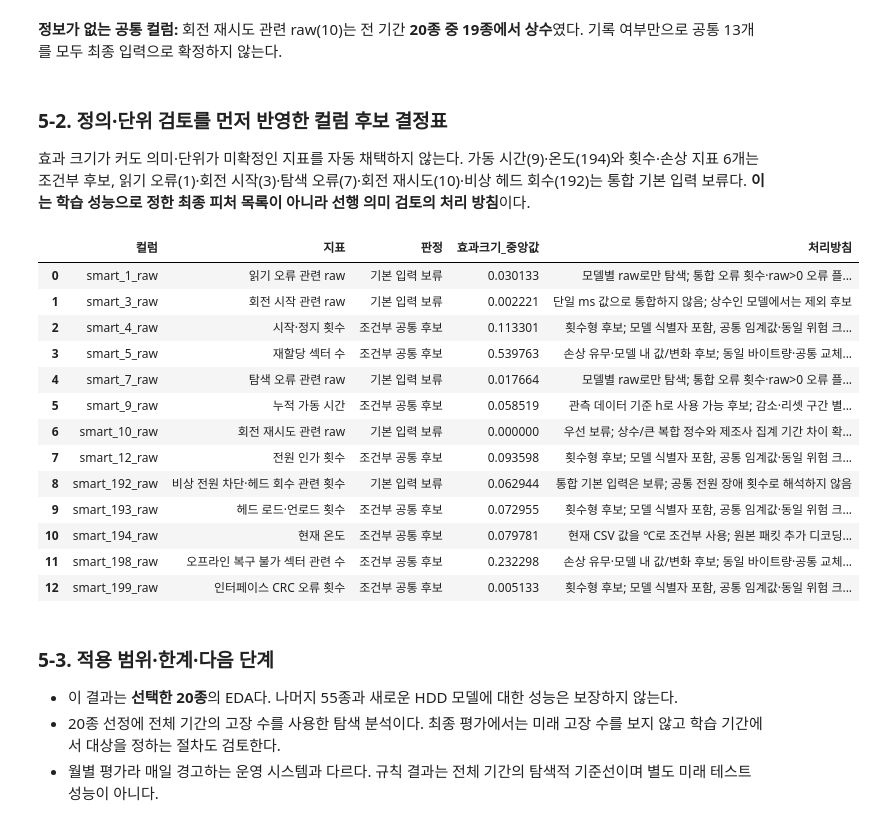
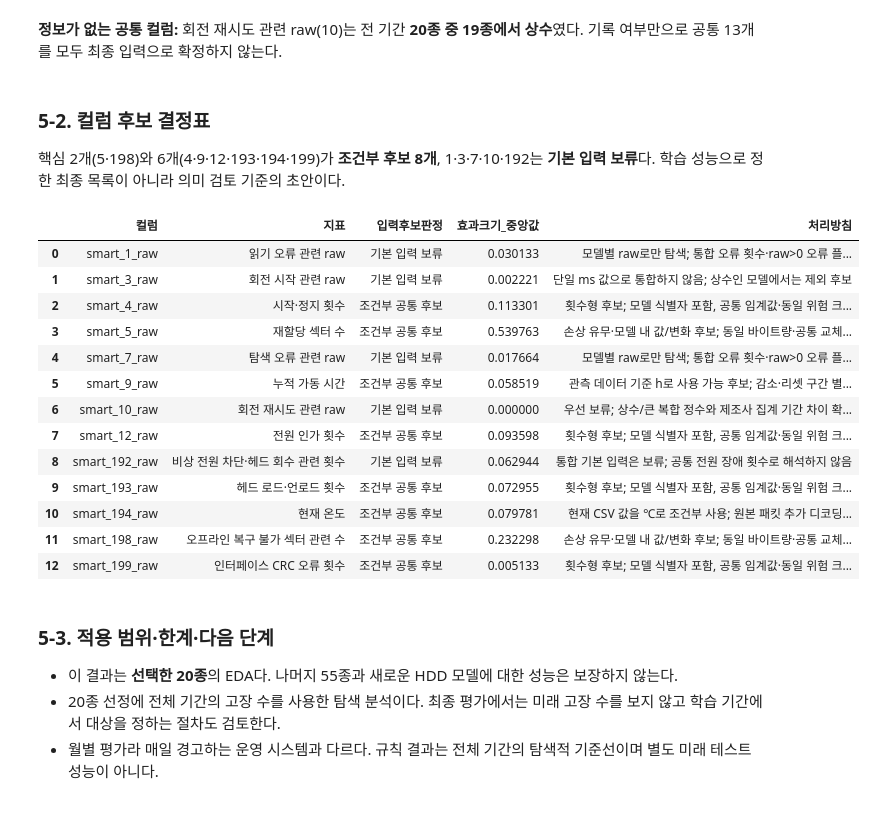
Before and after one commit to madcoww/hdd-failure-prediction, a Jupyter notebook: eda/eda_v3_87%.ipynb, the cells around one changed output. Cells and saved outputs as stored; diff of their text form; code cells hidden in the pictures.

```diff
--- a/eda/eda_v2_87%.ipynb
+++ b/eda/eda_v3_87%.ipynb
@@ -455,18 +464,18 @@ display(Markdown(f"**정보가 없는 공통 컬럼:** 회전 재시도 관련 r
 **현재 값과 변화량의 실제 비교:** 동일 비교 집단에서 재할당 섹터(5)의 모델별 효과 크기 절댓값 중앙값은 현재 값 **0.551**, 30일 변화 **0.395**, 90일 변화 **0.476**다. 이번 20종에서는 증가량이 현재 값보다 항상 더 잘 구분한다고 결론 내릴 수 없다. 둘을 함께 후보로 두고 검증한다.
 **정보가 없는 공통 컬럼:** 회전 재시도 관련 raw(10)는 전 기간 **20종 중 19종에서 상수**였다. 기록 여부만으로 공통 13개를 모두 최종 입력으로 확정하지 않는다.
 # %% [markdown]
-### 5-2. 정의·단위 검토를 먼저 반영한 컬럼 후보 결정표
+### 5-2. 컬럼 후보 결정표
 
-효과 크기가 커도 의미·단위가 미확정인 지표를 자동 채택하지 않는다. 가동 시간(9)·온도(194)와 횟수·손상 지표 6개는 조건부 후보, 읽기 오류(1)·회전 시작(3)·탐색 오류(7)·회전 재시도(10)·비상 헤드 회수(192)는 통합 기본 입력 보류다. **이는 학습 성능으로 정한 최종 피처 목록이 아니라 선행 의미 검토의 처리 방침**이다.
+핵심 2개(5·198)와 6개(4·9·12·193·194·199)가 **조건부 후보 8개**, 1·3·7·10·192는 **기본 입력 보류**다. 학습 성능으로 정한 최종 목록이 아니라 의미 검토 기준의 초안이다.
 # %%
 effect_data=read('effects_by_model')
 current_effects=effect_data[effect_data.feature.isin(cols)].copy()
 effect_summary=current_effects.assign(abs_r=current_effects.rank_biserial.abs()).groupby('feature').abs_r.median().rename('효과크기_중앙값').reset_index()
 decision=pd.read_csv(EDA/'analysis/column_definition_audit/column_policy_summary.csv')
 decision=decision.merge(effect_summary,left_on='컬럼',right_on='feature',how='left').drop(columns='feature')
-display(decision[['컬럼','지표','판정','효과크기_중앙값','처리방침']])
+display(decision[['컬럼','지표','입력후보판정','효과크기_중앙값','처리방침']])
 # %% [output]
-|  | 컬럼 | 지표 | 판정 | 효과크기_중앙값 | 처리방침 |
+|  | 컬럼 | 지표 | 입력후보판정 | 효과크기_중앙값 | 처리방침 |
 | 0 | smart_1_raw | 읽기 오류 관련 raw | 기본 입력 보류 | 0.030133 | 모델별 raw로만 탐색; 통합 오류 횟수·raw>0 오류 플... |
 | 1 | smart_3_raw | 회전 시작 관련 raw | 기본 입력 보류 | 0.002221 | 단일 ms 값으로 통합하지 않음; 상수인 모델에서는 제외 후보 |
 | 2 | smart_4_raw | 시작·정지 횟수 | 조건부 공통 후보 | 0.113301 | 횟수형 후보; 모델 식별자 포함, 공통 임계값·동일 위험 크... |
```
Also changed, not shown: parts of 2 cells of this notebook, 24 other files.
